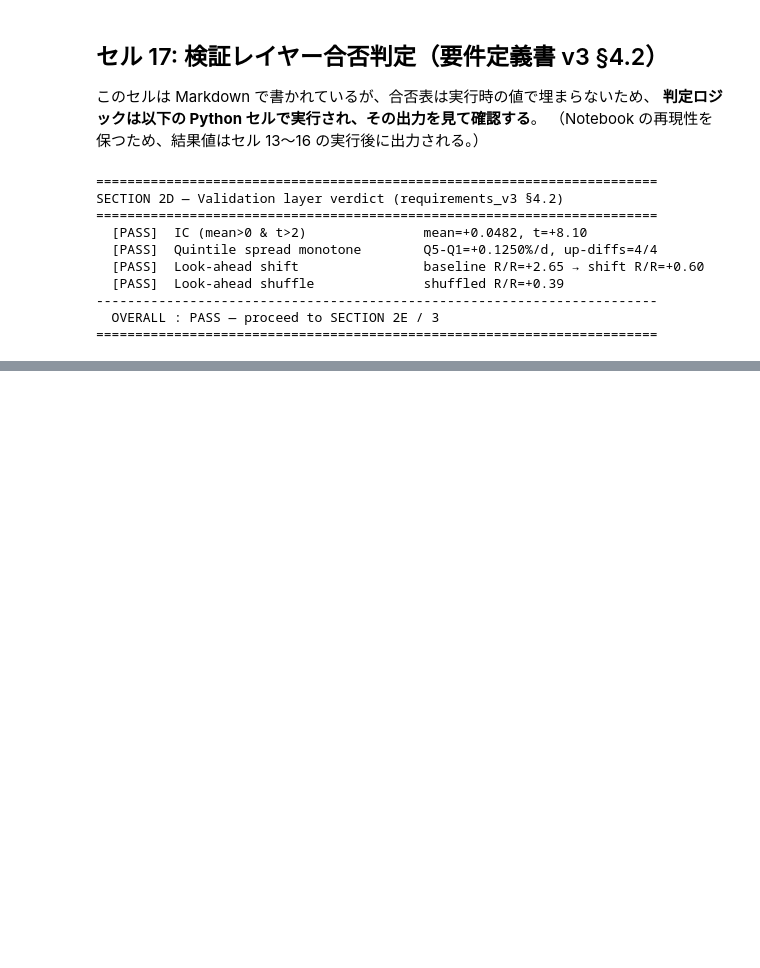
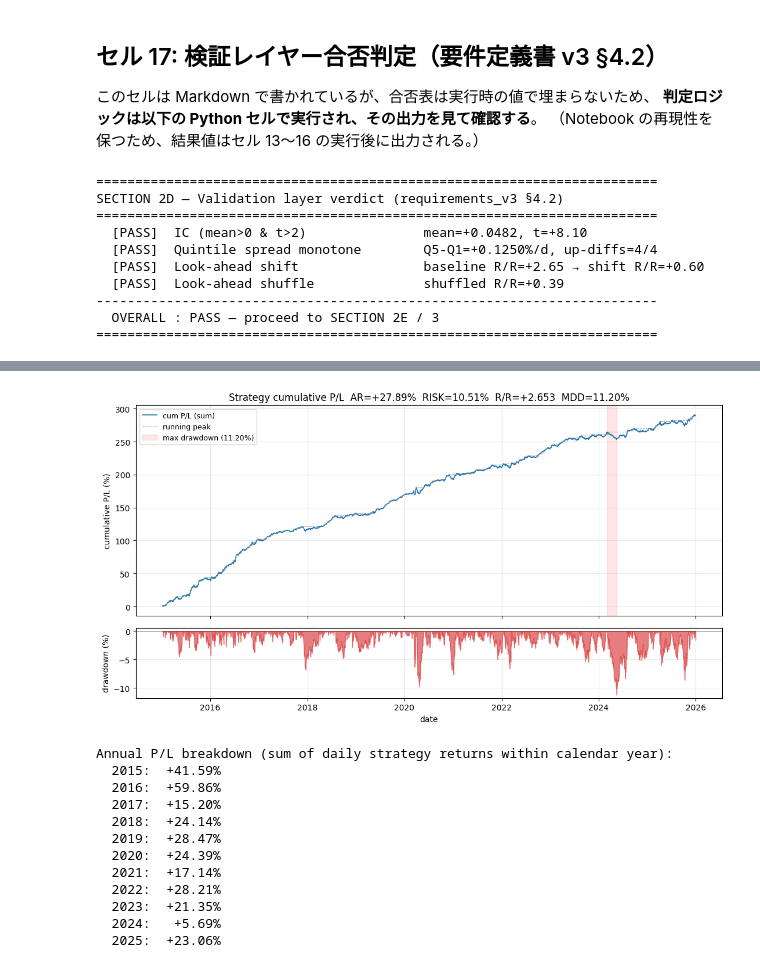
Before and after one commit to Ryoga-Tamai/sector-leadlag, a Jupyter notebook: notebooks/01_paper_replication.ipynb, the cells around one changed output, grey strips where cells are left out. Cells and saved outputs as stored; diff of their text form; code cells hidden in the pictures; blank space fills up the shorter version.

Commit message:
SECTION 2E 動作確認完了

```diff
--- a/notebooks/01_paper_replication.ipynb
+++ b/notebooks/01_paper_replication.ipynb
@@ -876,0 +938,48 @@ SECTION 2D — Validation layer verdict (requirements_v3 §4.2)
+# %%
+# SECTION 2E — Cell 19: Cumulative P/L curve with drawdown shading
+# strategy_returns の累積和をプロット。MDD 期間も視覚化。
+
+fig, (ax_cum, ax_dd) = plt.subplots(2, 1, figsize=(11, 6), sharex=True,
+                                    gridspec_kw=dict(height_ratios=[3, 1]))
+
+dates = strategy_returns.index
+
+# --- 上段: 累積 P/L ---
+ax_cum.plot(dates, cum * 100, color="#1f77b4", linewidth=1.2, label="cum P/L (sum)")
+ax_cum.plot(dates, peak * 100, color="#888", linewidth=0.6, linestyle="--", label="running peak")
+ax_cum.axvspan(mdd_start_date, mdd_end_date, color="red", alpha=0.10, label=f"max drawdown ({mdd*100:.2f}%)")
+ax_cum.set_ylabel("cumulative P/L (%)")
+ax_cum.set_title(f"Strategy cumulative P/L  AR={ar*100:+.2f}%  RISK={risk*100:.2f}%  R/R={rr:+.3f}  MDD={mdd*100:.2f}%")
+ax_cum.grid(alpha=0.3)
+ax_cum.legend(loc="upper left", fontsize=9)
+
+# --- 下段: ドローダウン ---
+ax_dd.fill_between(dates, -dd * 100, 0, color="#d62728", alpha=0.6)
+ax_dd.axhline(0, color="black", linewidth=0.4)
+ax_dd.set_ylabel("drawdown (%)")
+ax_dd.set_xlabel("date")
+ax_dd.grid(alpha=0.3)
+
+plt.tight_layout()
+plt.show()
+
+# 補助統計: 年別 P/L
+print("")
+print("Annual P/L breakdown (sum of daily strategy returns within calendar year):")
+ann_pl = strategy_returns.groupby(strategy_returns.index.year).sum() * 100
+for y, p in ann_pl.items():
+    print(f"  {y}: {p:+7.2f}%")
+# %% [output]
+[figure, added]
+Annual P/L breakdown (sum of daily strategy returns within calendar year):
+  2015:  +41.59%
+  2016:  +59.86%
+  2017:  +15.20%
+  2018:  +24.14%
+  2019:  +28.47%
+  2020:  +24.39%
+  2021:  +17.14%
+  2022:  +28.21%
+  2023:  +21.35%
+  2024:   +5.69%
+  2025:  +23.06%
```
Also changed, not shown: parts of 2 cells of this notebook, 1 other file.
